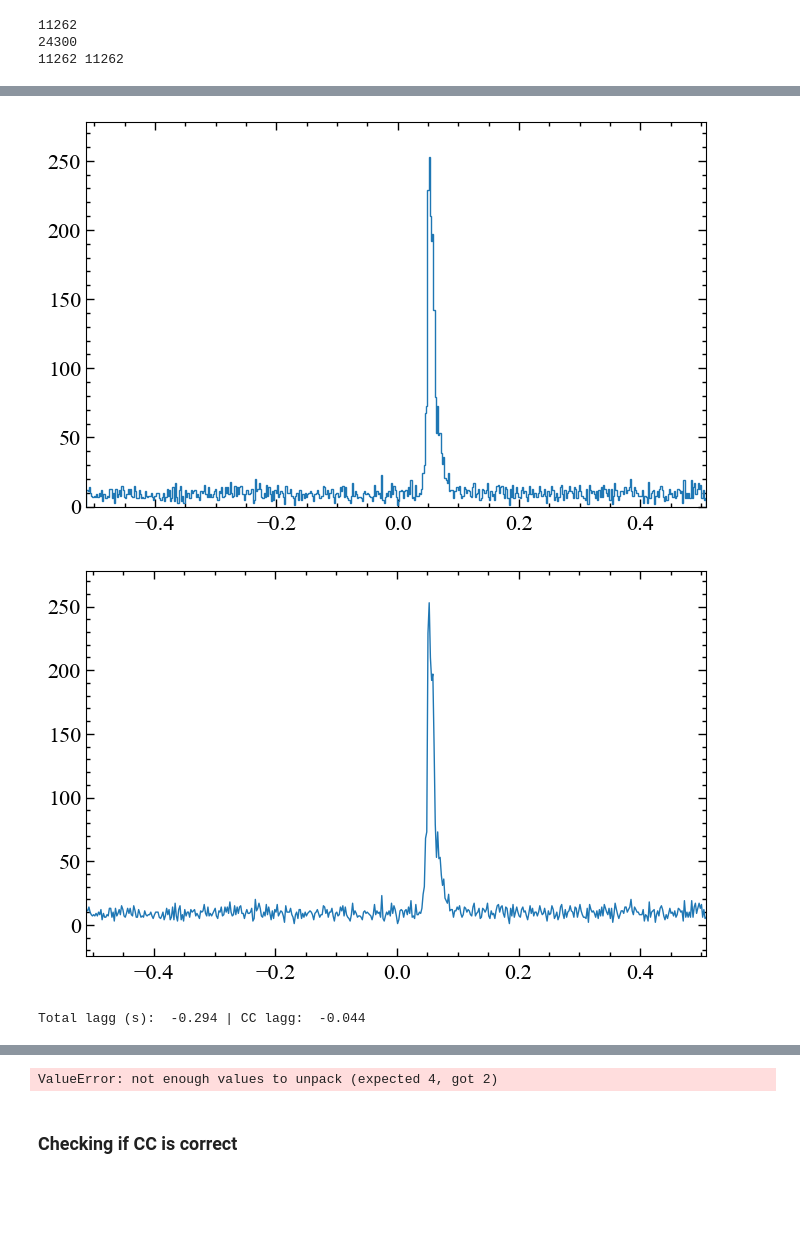
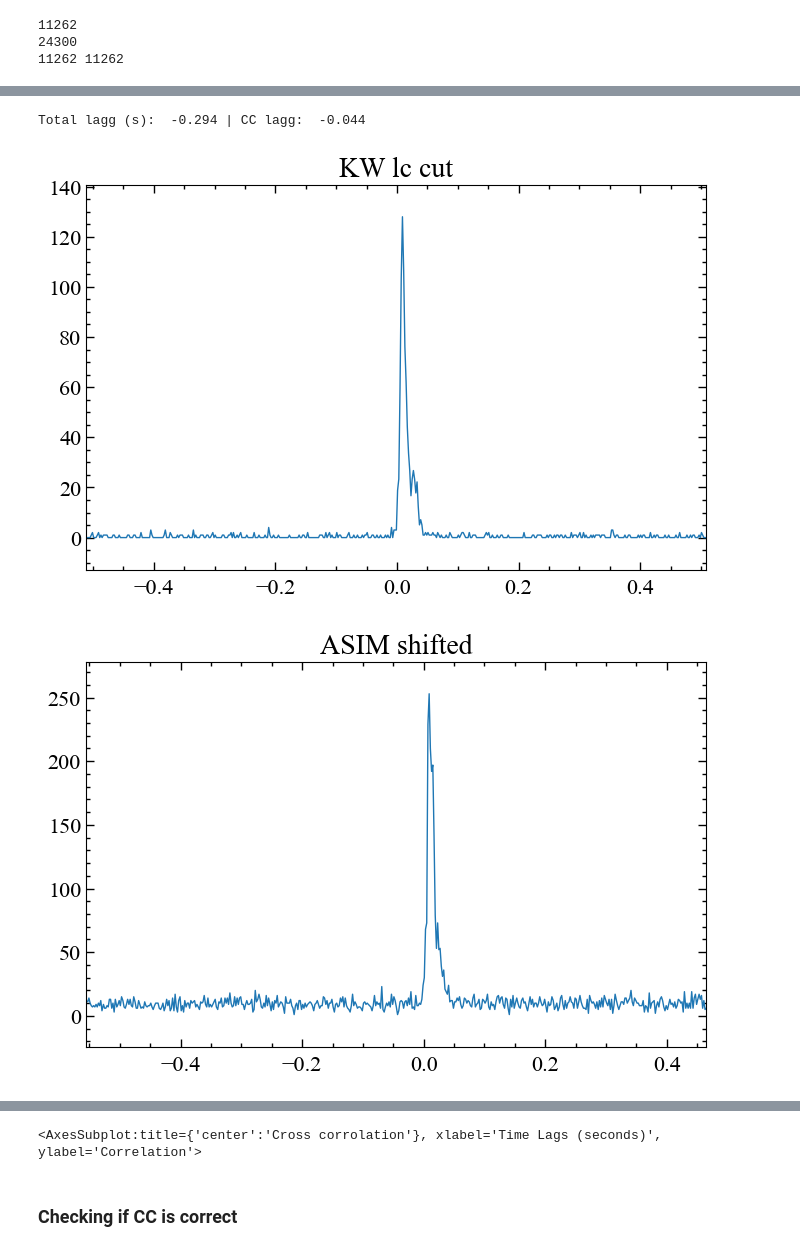
Before and after one commit to AndreasRamsli/GRB, a Jupyter notebook: xspec/ASIM/GRB190206ExtractASIM.ipynb, the cells around one changed output, grey strips where cells are left out. Saved outputs shown, nothing was run; the diff lists cells and outputs as text; code cells hidden in the pictures; blank space fills up the shorter version.

```diff
--- a/xspec/ASIM/GRB190206ExtractASIM.ipynb
+++ b/xspec/ASIM/GRB190206ExtractASIM.ipynb
@@ -105,23 +109,19 @@ asimLC = LC(time=asimEdges[:-1] + binsize/2, counts=asimCounts, skip_checks=True
 # %%
 #from here the lag is approx -0.05s
 #produces a tshift=-0.044s, with kwLC as lc1 and asimLC as lc2
-# %%
-
-asimLC.plot()
-# %% [output]
-[figure, removed]
-[figure, removed]
 # %%
 CC = CrossCorrelation(kw_lc,asimLC,mode="full")
 CClagg=CC.time_shift
 tlagg = CClagg + laggApprox
 print("Total lagg (s): ", tlagg, "| CC lagg: ", CClagg)
 asimShiftLC = asimLC.shift(CClagg)
-tlagg,asimCompare,kwCompare,CC=CompareLC(kw_lc=kw_lc,asim_lc=asimLC,binsize=binsize)
+kwCompare, asimCompare =CompareLC(kw_lc=kw_lc,asim_lc=asimLC,binsize=binsize)
 kwCompare.plot(title="KW lc cut")
-#asimShiftLC.plot(title="ASIM shifted by {} s".format(tlagg))
-asimCompare.plot(title="ASIM shifted")
+asimFinal = asimCompare.shift(CClagg)
+asimFinal.plot(title="ASIM shifted")
 #CC.plot(labels=['Time Lags (seconds)','Correlation'],title="Cross corrolation of ASIM and KW LC",save=True,filename="/Home/siv30/wad005/master/GRB/pyplots/CrossCorrolation/GRB190206A")
 CC.plot(title="Cross corrolation",labels=['Time Lags (seconds)','Correlation'])
 # %% [output]
 Total lagg (s):  -0.294 | CC lagg:  -0.044
+[figure, added]
+[figure, added]
@@ -128,4 +129,4 @@ Total lagg (s):  -0.294 | CC lagg:  -0.044
-ValueError: not enough values to unpack (expected 4, got 2)
+<AxesSubplot:title={'center':'Cross corrolation'}, xlabel='Time Lags (seconds)', ylabel='Correlation'>
 # %% [markdown]
 ### Checking if CC is correct
 # %%
```
Also changed, not shown: parts of 4 cells of this notebook, 2 other files.
